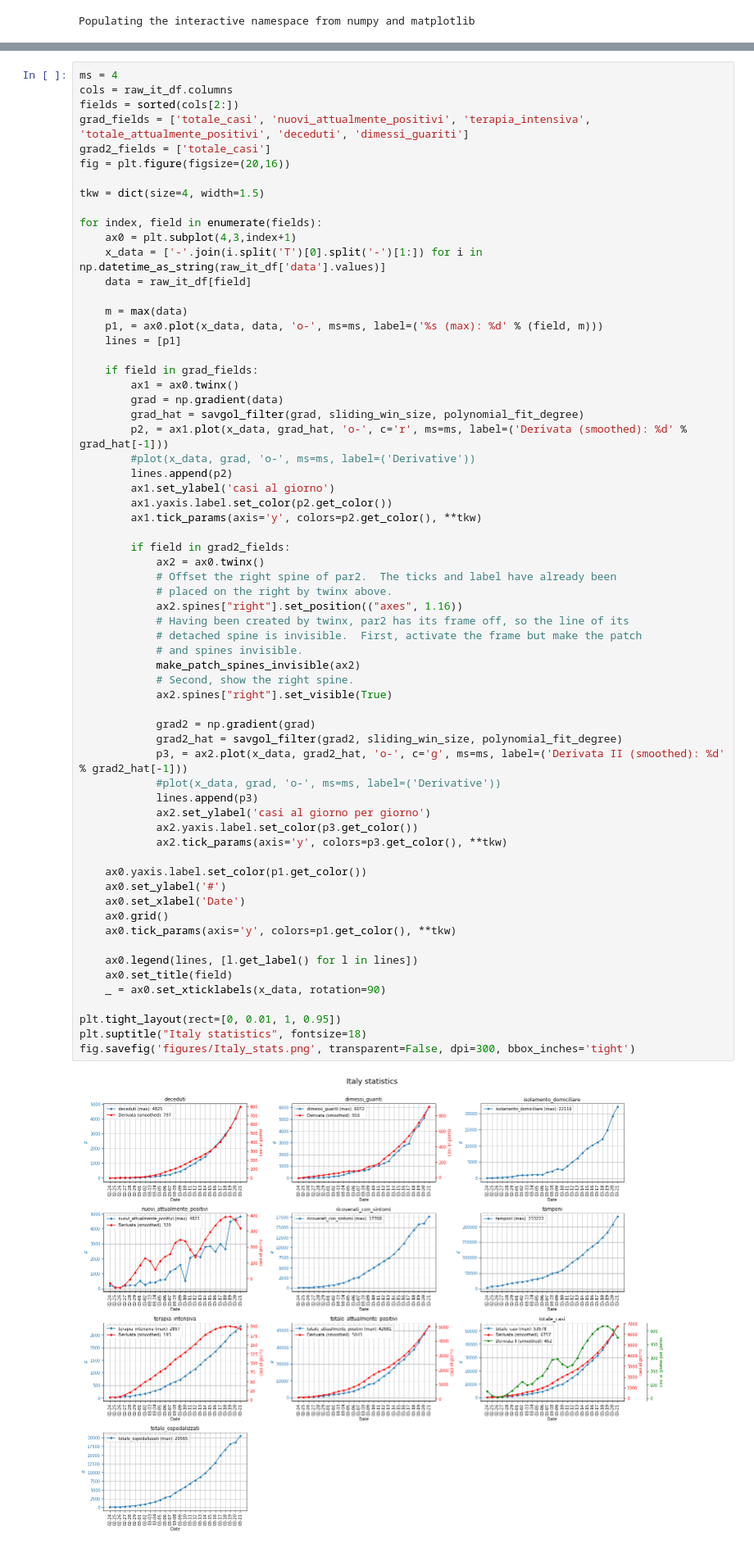
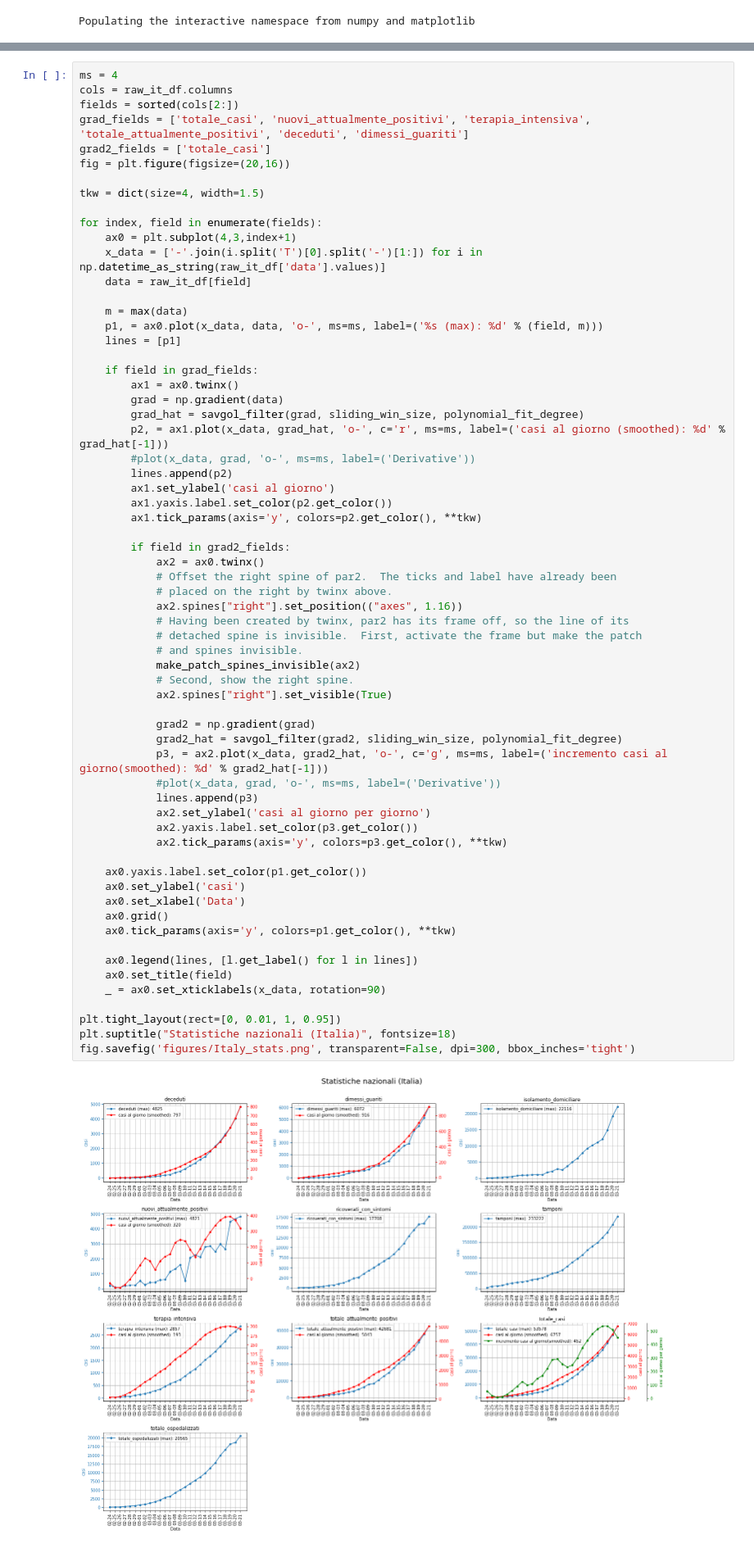
Before and after one commit to Strato75/Covid-19_ItalyStats, a Jupyter notebook: notebooks/whole_nation_stats.ipynb, the cells around one changed output, grey strips where cells are left out. Shown: that part at 82% size. Saved outputs shown, nothing was run; the diff lists cells and outputs as text.

Commit message:
labels an titles of figures in Italian

```diff
--- a/notebooks/whole_nation_stats.ipynb
+++ b/notebooks/whole_nation_stats.ipynb
@@ -55,7 +55,7 @@ for index, field in enumerate(fields):
         ax1 = ax0.twinx()
         grad = np.gradient(data)
         grad_hat = savgol_filter(grad, sliding_win_size, polynomial_fit_degree)
-        p2, = ax1.plot(x_data, grad_hat, 'o-', c='r', ms=ms, label=('Derivata (smoothed): %d' % grad_hat[-1]))
+        p2, = ax1.plot(x_data, grad_hat, 'o-', c='r', ms=ms, label=('casi al giorno (smoothed): %d' % grad_hat[-1]))
         #plot(x_data, grad, 'o-', ms=ms, label=('Derivative'))
         lines.append(p2)
         ax1.set_ylabel('casi al giorno')
@@ -66,35 +66,35 @@ for index, field in enumerate(fields):
             ax2 = ax0.twinx()
             # Offset the right spine of par2.  The ticks and label have already been
             # placed on the right by twinx above.
             ax2.spines["right"].set_position(("axes", 1.16))
             # Having been created by twinx, par2 has its frame off, so the line of its
             # detached spine is invisible.  First, activate the frame but make the patch
             # and spines invisible.
             make_patch_spines_invisible(ax2)
             # Second, show the right spine.
             ax2.spines["right"].set_visible(True)
 
             grad2 = np.gradient(grad)
             grad2_hat = savgol_filter(grad2, sliding_win_size, polynomial_fit_degree)
-            p3, = ax2.plot(x_data, grad2_hat, 'o-', c='g', ms=ms, label=('Derivata II (smoothed): %d' % grad2_hat[-1]))
+            p3, = ax2.plot(x_data, grad2_hat, 'o-', c='g', ms=ms, label=('incremento casi al giorno(smoothed): %d' % grad2_hat[-1]))
             #plot(x_data, grad, 'o-', ms=ms, label=('Derivative'))
             lines.append(p3)
             ax2.set_ylabel('casi al giorno per giorno')
             ax2.yaxis.label.set_color(p3.get_color())
             ax2.tick_params(axis='y', colors=p3.get_color(), **tkw)
 
     ax0.yaxis.label.set_color(p1.get_color())
-    ax0.set_ylabel('#')
-    ax0.set_xlabel('Date')
+    ax0.set_ylabel('casi')
+    ax0.set_xlabel('Data')
     ax0.grid()
     ax0.tick_params(axis='y', colors=p1.get_color(), **tkw)
 
     ax0.legend(lines, [l.get_label() for l in lines])
     ax0.set_title(field)
     _ = ax0.set_xticklabels(x_data, rotation=90)
 
 plt.tight_layout(rect=[0, 0.01, 1, 0.95])
-plt.suptitle("Italy statistics", fontsize=18)
+plt.suptitle("Statistiche nazionali (Italia)", fontsize=18)
 fig.savefig('figures/Italy_stats.png', transparent=False, dpi=300, bbox_inches='tight')
 # %% [output]
-[figure, old version]
+[figure, new version]
```
Also changed, not shown: 1 other file.
